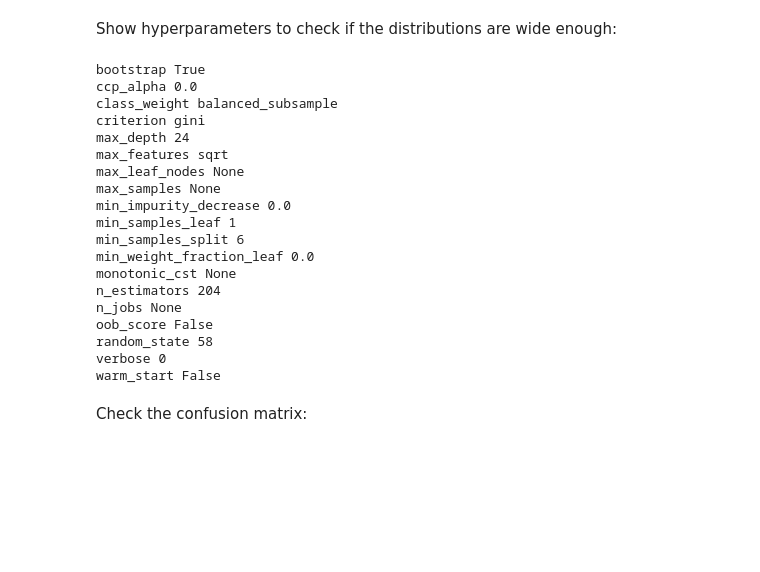
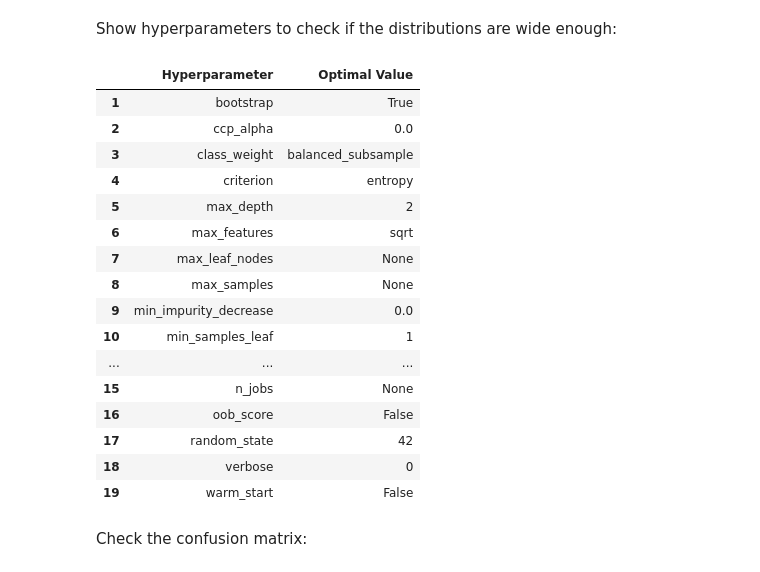
Before and after one commit to MiguelGomGar/TFM, a Jupyter notebook: notebooks/models_testing.ipynb, the cells around one changed output. Cells and saved outputs as stored; diff of their text form; code cells hidden in the pictures; blank space fills up the shorter version.

```diff
--- a/notebooks/models_testing.ipynb
+++ b/notebooks/models_testing.ipynb
@@ -436,28 +443,27 @@ Training and evaluation completed!
 # %% [markdown]
 Show hyperparameters to check if the distributions are wide enough:
 # %%
-for param in optimized_RF['clf'].get_params():
-    print(param, optimized_RF['clf'].get_params()[param])
+best_params_RF = save_hyperparameters(optimized_RF, results_path)
+
+best_params_RF
 # %% [output]
-bootstrap True
-ccp_alpha 0.0
-class_weight balanced_subsample
-criterion gini
-max_depth 24
-max_features sqrt
-max_leaf_nodes None
-max_samples None
-min_impurity_decrease 0.0
-min_samples_leaf 1
-min_samples_split 6
-min_weight_fraction_leaf 0.0
-monotonic_cst None
-n_estimators 204
-n_jobs None
-oob_score False
-random_state 58
-verbose 0
-warm_start False
+|  | Hyperparameter | Optimal Value |
+| 1 | bootstrap | True |
+| 2 | ccp_alpha | 0.0 |
+| 3 | class_weight | balanced_subsample |
+| 4 | criterion | entropy |
+| 5 | max_depth | 2 |
+| 6 | max_features | sqrt |
+| 7 | max_leaf_nodes | None |
+| 8 | max_samples | None |
+| 9 | min_impurity_decrease | 0.0 |
+| 10 | min_samples_leaf | 1 |
+| ... | ... | ... |
+| 15 | n_jobs | None |
+| 16 | oob_score | False |
+| 17 | random_state | 42 |
+| 18 | verbose | 0 |
+| 19 | warm_start | False |
 # %% [markdown]
 Check the confusion matrix:
 # %%
```
Also changed, not shown: parts of 35 cells of this notebook, 14 other files.
